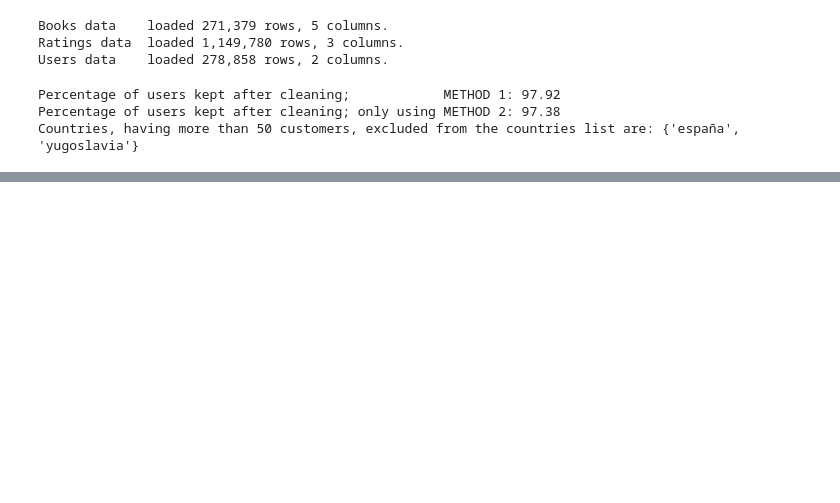
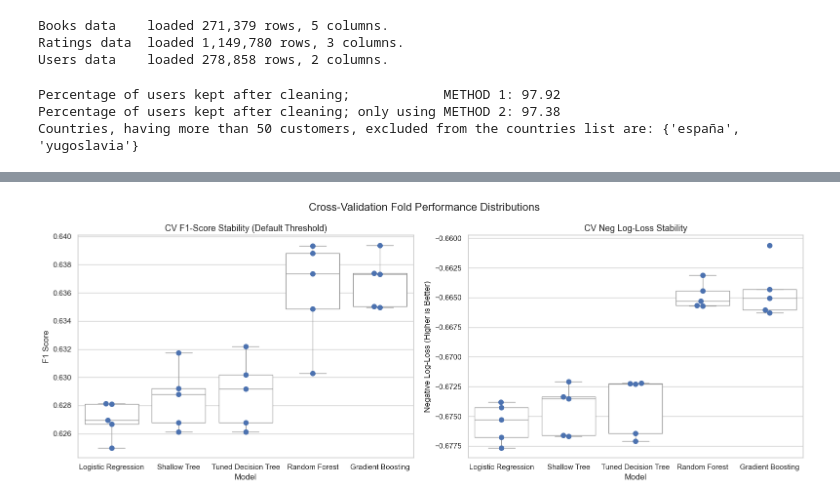
Before and after one commit to vladipetkov/Amazon-Books, a Jupyter notebook: test.ipynb, the cells around one changed output, grey strips where cells are left out. Drawn from its saved outputs; the diff is of its cells as text; code cells hidden in the pictures; blank space fills up the shorter version.

```diff
--- a/test.ipynb
+++ b/test.ipynb
@@ -315,0 +344,20 @@ model = train_best_classifier(X_train,y_train, RANDOM_STATE)
+# %%
+fig, axes = plt.subplots(1, 2, figsize=(16, 6))
+
+# Subplot 1: F1 Score (Default threshold) variance
+sns.boxplot(data=cv_metrics_df, x="Model", y="F1 Score (Default 0.5)", color="white", ax=axes[0])
+sns.swarmplot(data=cv_metrics_df, x="Model", y="F1 Score (Default 0.5)", size=8, ax=axes[0])
+axes[0].set_title("CV F1-Score Stability (Default Threshold)", fontsize=13)
+axes[0].set_ylabel("F1 Score")
+
+# Subplot 2: Negative Log-Loss variance
+sns.boxplot(data=cv_metrics_df, x="Model", y="Neg Log-Loss", color="white", ax=axes[1])
+sns.swarmplot(data=cv_metrics_df, x="Model", y="Neg Log-Loss", size=8, ax=axes[1])
+axes[1].set_title("CV Neg Log-Loss Stability", fontsize=13)
+axes[1].set_ylabel("Negative Log-Loss (Higher is Better)")
+
+plt.suptitle("Cross-Validation Fold Performance Distributions", fontsize=16)
+plt.tight_layout()
+plt.show()
+# %% [output]
+[figure, added]
```
Also changed, not shown: parts of 11 cells of this notebook, 1 other file.
